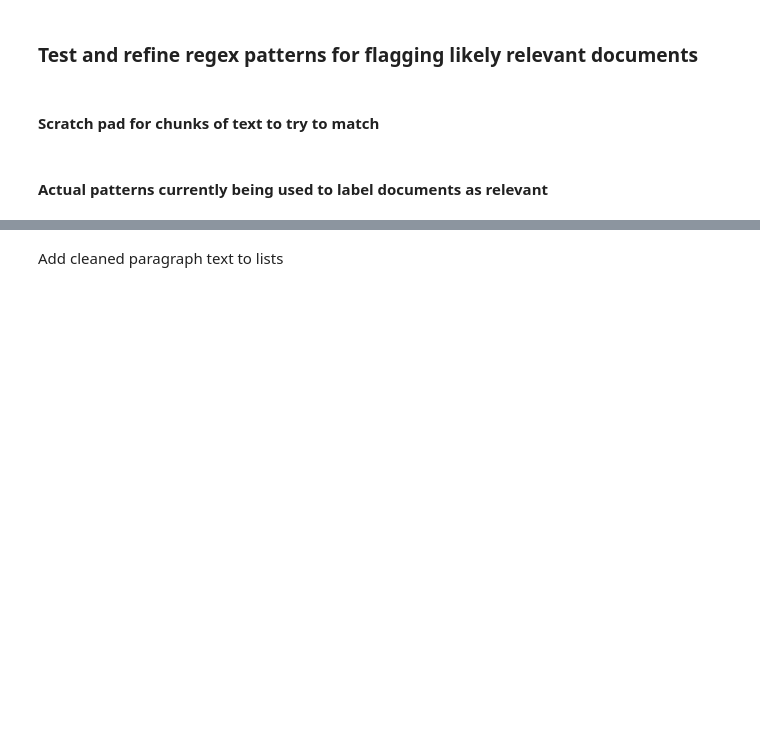
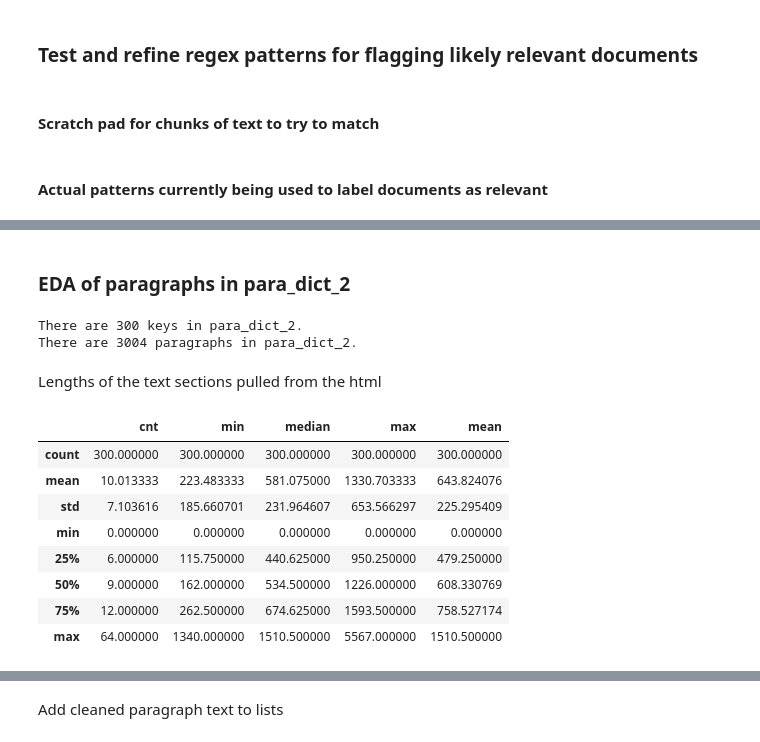
Before and after one commit to suhasinipallai/New_constructs, a Jupyter notebook: jj-eda.ipynb, the cells around one changed output, grey strips where cells are left out. Saved outputs shown, nothing was run; the diff lists cells and outputs as text; code cells hidden in the pictures; blank space fills up the shorter version.

```diff
--- a/jj-eda.ipynb
+++ b/jj-eda.ipynb
@@ -578,0 +679,11 @@ pos_keys = set(); neg_keys = set()
+# %% [markdown]
+### EDA of paragraphs in para_dict_2
+# %%
+doc_count_2 = 0
+for k in para_dict_2.keys():
+    doc_count_2 +=  len(para_dict_2[k]['text'].keys())
+print("There are " + str(len(para_dict_2.keys())) + " keys in para_dict_2.")
+print("There are " + str(doc_count_2) + " paragraphs in para_dict_2.")
+# %% [output]
+There are 300 keys in para_dict_2.
+There are 3004 paragraphs in para_dict_2.
@@ -578,0 +693,14 @@ pos_keys = set(); neg_keys = set()
+# %% [markdown]
+Lengths of the text sections pulled from the html
+# %%
+len_df_2.describe()
+# %% [output]
+|  | cnt | min | median | max | mean |
+| count | 300.000000 | 300.000000 | 300.000000 | 300.000000 | 300.000000 |
+| mean | 10.013333 | 223.483333 | 581.075000 | 1330.703333 | 643.824076 |
+| std | 7.103616 | 185.660701 | 231.964607 | 653.566297 | 225.295409 |
+| min | 0.000000 | 0.000000 | 0.000000 | 0.000000 | 0.000000 |
+| 25% | 6.000000 | 115.750000 | 440.625000 | 950.250000 | 479.250000 |
+| 50% | 9.000000 | 162.000000 | 534.500000 | 1226.000000 | 608.330769 |
+| 75% | 12.000000 | 262.500000 | 674.625000 | 1593.500000 | 758.527174 |
+| max | 64.000000 | 1340.000000 | 1510.500000 | 5567.000000 | 1510.500000 |
```
Also changed, not shown: parts of 75 cells of this notebook.
